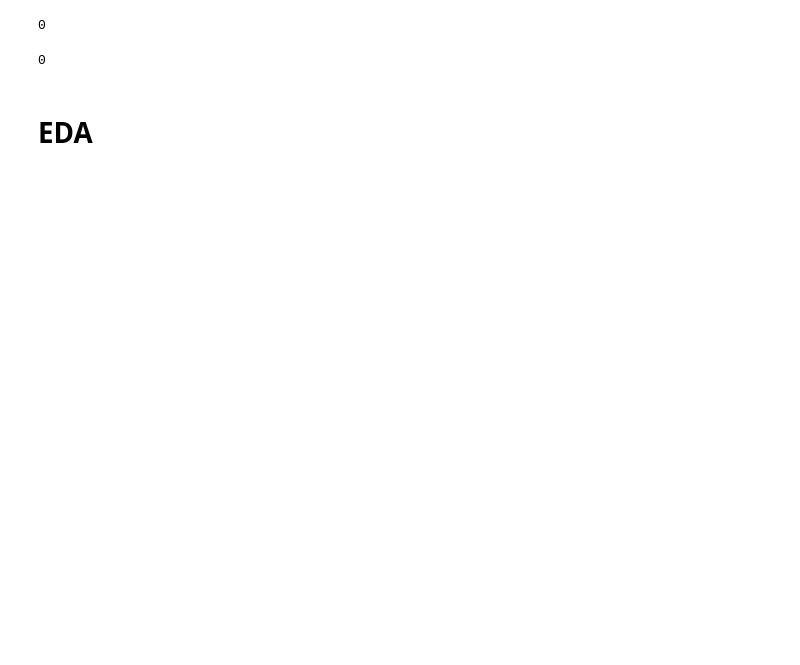
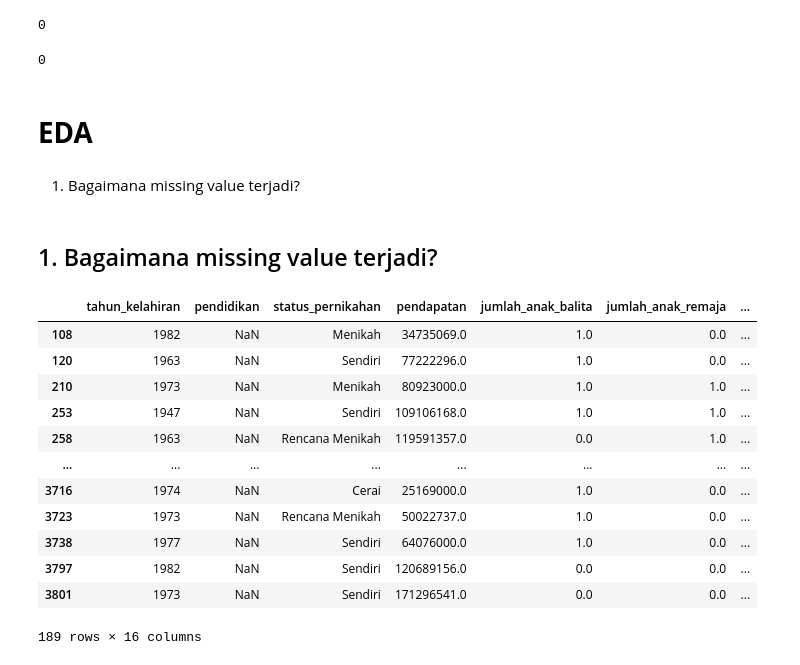
Before and after one commit to azizriza1210/Karpet-Biru, a Jupyter notebook: bismillah.ipynb, the cells around one changed output. Drawn from its saved outputs; the diff is of its cells as text; code cells hidden in the pictures; blank space fills up the shorter version.

```diff
--- a/bismillah.ipynb
+++ b/bismillah.ipynb
@@ -141,3 +141,24 @@ df_test.duplicated().sum()
 0
 # %% [markdown]
 # **EDA**
+# %% [markdown]
+1. Bagaimana missing value terjadi?
+# %% [markdown]
+## 1. Bagaimana missing value terjadi?
+# %%
+ms_1 = df_train[df_train['pendidikan'].isna()]
+ms_1
+# %% [output]
+|  | tahun_kelahiran | pendidikan | status_pernikahan | pendapatan | jumlah_anak_balita | jumlah_anak_remaja | ... |
+| 108 | 1982 | NaN | Menikah | 34735069.0 | 1.0 | 0.0 | ... |
+| 120 | 1963 | NaN | Sendiri | 77222296.0 | 1.0 | 0.0 | ... |
+| 210 | 1973 | NaN | Menikah | 80923000.0 | 1.0 | 1.0 | ... |
+| 253 | 1947 | NaN | Sendiri | 109106168.0 | 1.0 | 1.0 | ... |
+| 258 | 1963 | NaN | Rencana Menikah | 119591357.0 | 0.0 | 1.0 | ... |
+| ... | ... | ... | ... | ... | ... | ... | ... |
+| 3716 | 1974 | NaN | Cerai | 25169000.0 | 1.0 | 0.0 | ... |
+| 3723 | 1973 | NaN | Rencana Menikah | 50022737.0 | 1.0 | 0.0 | ... |
+| 3738 | 1977 | NaN | Sendiri | 64076000.0 | 1.0 | 0.0 | ... |
+| 3797 | 1982 | NaN | Sendiri | 120689156.0 | 0.0 | 0.0 | ... |
+| 3801 | 1973 | NaN | Sendiri | 171296541.0 | 0.0 | 0.0 | ... |
+189 rows × 16 columns
```
Also changed, not shown: parts of 9 cells of this notebook.
